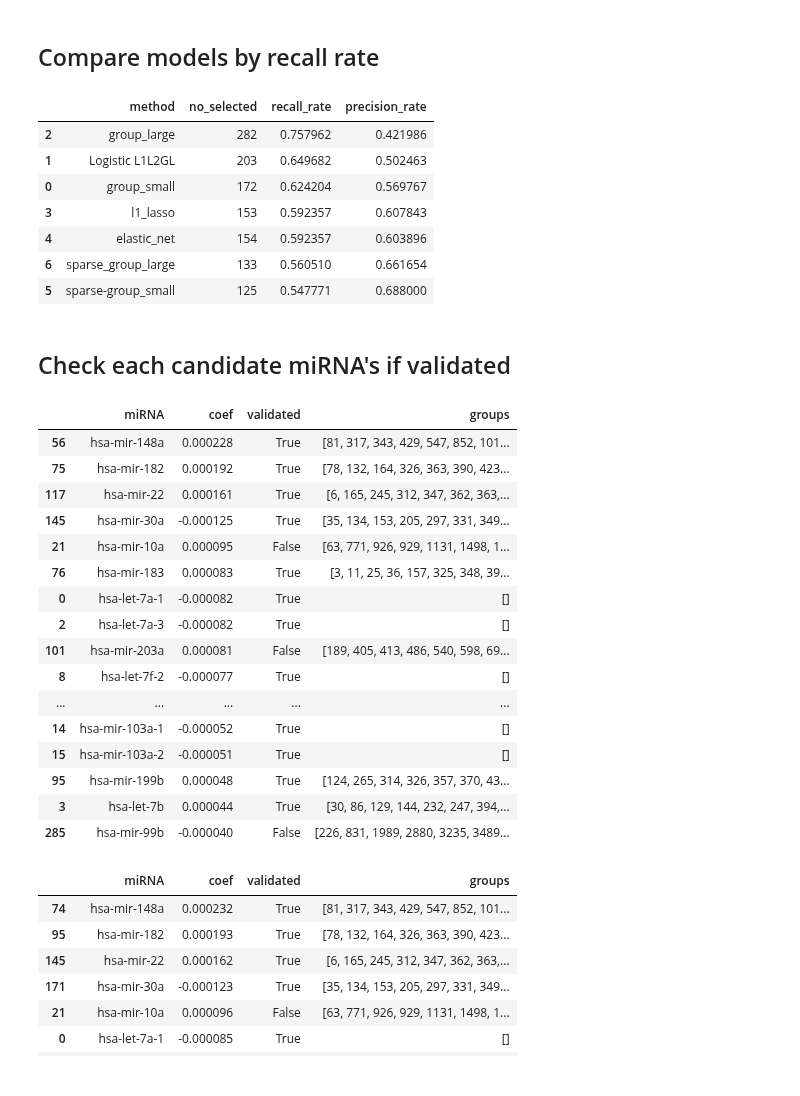
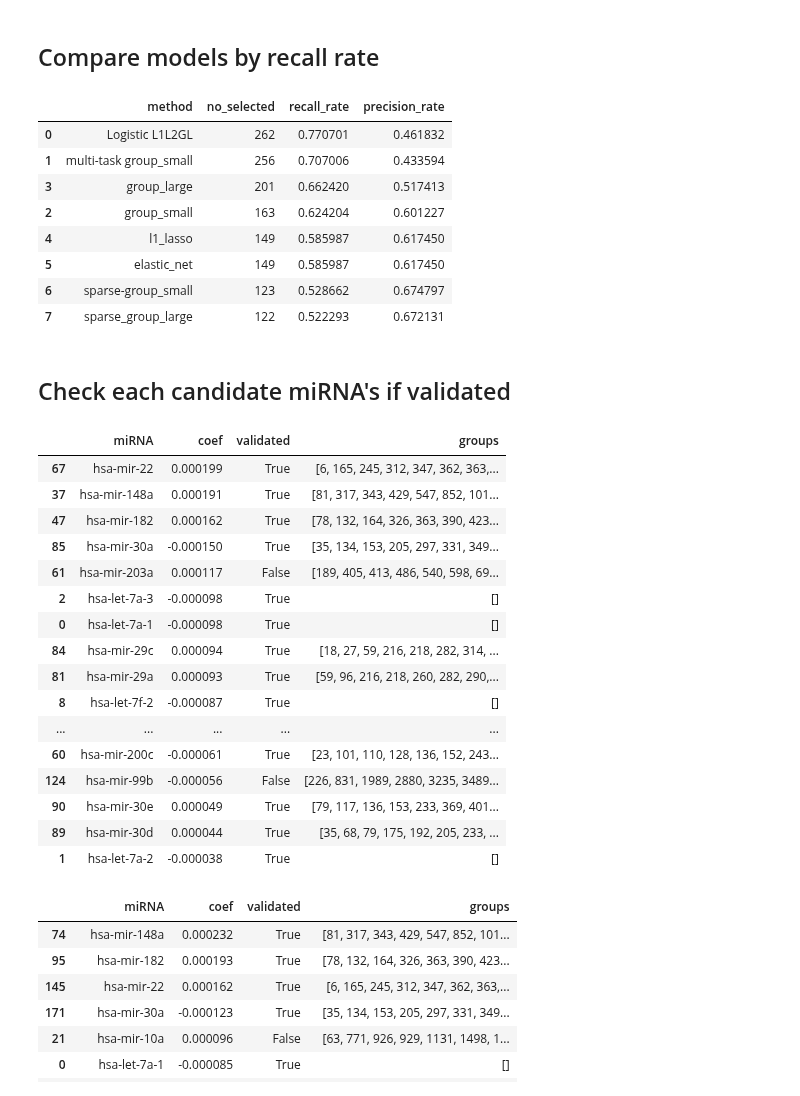
Before and after one commit to JonnyTran/microRNA-Lung-Cancer-Associations, a Jupyter notebook: notebooks/miRNA-gene_exp.ipynb, the cells around one changed output. Saved outputs shown, nothing was run; the diff lists cells and outputs as text; code cells hidden in the pictures.

```diff
--- a/notebooks/miRNA-gene_exp.ipynb
+++ b/notebooks/miRNA-gene_exp.ipynb
@@ -248,7 +268,7 @@ If a miRNA has overlapping groups, "larger_groups_first" param decides whether l
 from src.models.miRNA_target_network import miRNATargetNetwork as miRNATargetNet
 import networkx as nx
 
-network = miRNATargetNet(miRNAs=merged_mirna_tumor.columns, targets=merged_gene_exp_tumor.columns, dys_threshold=0.4)
+network = miRNATargetNet(miRNAs=merged_mirna_tumor.columns, targets=merged_gene_exp_tumor.columns, dys_threshold=0.7)
 
 print network.fit(tag="normal-StgI",
             miRNA_A=tgca_luad.make_dataset(dataset='miRNA', normal_tumor='normal',
@@ -330,15 +354,19 @@ edges 45384
 # %% [markdown]
 ### Prepare samples for Classification task
 # %%
-pathologic_stage_map = {'normal': -1, 'Stage I': 1, 'Stage II': 1, 'Stage III': 1, 'Stage IV': 1}
+X, y = tgca_luad.make_dataset(dataset='miRNA', normal_tumor='both', normal_matched=True, mirna_gene_matched=False,
+                              pathologic_stages=['normal', 'Stage I', 'Stage II', 'Stage III', 'Stage IV'],
+                              label_mapping={'normal': -1, 'Stage I': 1, 'Stage II': 1, 'Stage III': 1, 'Stage IV': 1})
 
-X, y = tgca_luad.make_dataset(dataset='miRNA', normal_tumor='both', normal_matched=True, mirna_gene_matched=False,
-                              pathologic_stages=['normal', 'Stage I', 'Stage II', 'Stage III', 'Stage IV'], label_mapping=pathologic_stage_map)
+X_multi, y_multi = tgca_luad.make_dataset(dataset='miRNA', normal_tumor='both', normal_matched=False, mirna_gene_matched=False,
+                              pathologic_stages=['normal', 'Stage I', 'Stage II', 'Stage III', 'Stage IV'],
+                                          label_mapping={'normal': 0, 'Stage I': 1, 'Stage II': 2, 'Stage III': 3, 'Stage IV': 4})
 
 print "X", X.shape
 print "y", y.shape
 
-y.value_counts()
+print y.value_counts()
+print y_multi.value_counts()
 # %% [output]
 X (92, 1881)
 y (92,)
@@ -528,8 +572,9 @@ mir2disease_nsclc_miRNAs (24,)
 from src.utils.validate_candidate_miRNAs import recall_rate, precision_rate, get_miRNA_names
 
 models = []
-for model, name in [(group_l2, 'group_small'),
-                    (logistic_L1L2GL, 'Logistic L1L2GL'),
+for model, name in [(logistic_L1L2GL, 'Logistic L1L2GL'),
+                    (multi_group_l2, 'multi-task group_small'),
+                    (group_l2, 'group_small'),
                     (group_l2_large_groups, 'group_large'),
                     (l1_lasso, 'l1_lasso'),
                     (elastic_net, 'elastic_net'),
@@ -539,16 +584,16 @@ for model, name in [(group_l2, 'group_small'),
         models.append([name,
                    len(model.beta.nonzero()[0]),
                    recall_rate(candidate_miRNAs=get_miRNA_names(model.beta.nonzero()[0][:], mirna_list),
-                               validated_miRNAs=valudating_miRNAs),
+                               validated_miRNAs=validating_miRNAs),
                    precision_rate(candidate_miRNAs=get_miRNA_names(model.beta.nonzero()[0][:], mirna_list),
-                                  validated_miRNAs=valudating_miRNAs) ])
+                                  validated_miRNAs=validating_miRNAs) ])
     else:
         models.append([name,
                    model.get_selected_miRNAs(mirna_list)['miRNA'].shape[0],
                    recall_rate(candidate_miRNAs=model.get_selected_miRNAs(mirna_list)['miRNA'].tolist(),
-                               validated_miRNAs=valudating_miRNAs),
+                               validated_miRNAs=validating_miRNAs),
                    precision_rate(candidate_miRNAs=model.get_selected_miRNAs(mirna_list)['miRNA'].tolist(),
-                                  validated_miRNAs=valudating_miRNAs) ])
+                                  validated_miRNAs=validating_miRNAs) ])
 
 pandas.DataFrame(models, columns=['method', 'no_selected', 'recall_rate', 'precision_rate']).sort_values(by='recall_rate', ascending=False)
 # (group_l2_large_groups, 'group_l2_large_groups'),
@@ -558,38 +603,39 @@ pandas.DataFrame(models, columns=['method', 'no_selected', 'recall_rate', 'preci
 # (sparse_group_l2_large_groups, 'sparse_group_l2_large_groups')
 # %% [output]
 |  | method | no_selected | recall_rate | precision_rate |
-| 2 | group_large | 282 | 0.757962 | 0.421986 |
-| 1 | Logistic L1L2GL | 203 | 0.649682 | 0.502463 |
-| 0 | group_small | 172 | 0.624204 | 0.569767 |
-| 3 | l1_lasso | 153 | 0.592357 | 0.607843 |
-| 4 | elastic_net | 154 | 0.592357 | 0.603896 |
-| 6 | sparse_group_large | 133 | 0.560510 | 0.661654 |
-| 5 | sparse-group_small | 125 | 0.547771 | 0.688000 |
+| 0 | Logistic L1L2GL | 262 | 0.770701 | 0.461832 |
+| 1 | multi-task group_small | 256 | 0.707006 | 0.433594 |
+| 3 | group_large | 201 | 0.662420 | 0.517413 |
+| 2 | group_small | 163 | 0.624204 | 0.601227 |
+| 4 | l1_lasso | 149 | 0.585987 | 0.617450 |
+| 5 | elastic_net | 149 | 0.585987 | 0.617450 |
+| 6 | sparse-group_small | 123 | 0.528662 | 0.674797 |
+| 7 | sparse_group_large | 122 | 0.522293 | 0.672131 |
 # %% [markdown]
 ## Check each candidate miRNA's if validated
 # %%
-candidate_miRNAs = group_l2_large_groups.get_selected_miRNAs(mirna_list)
+candidate_miRNAs = sparse_group_l2.get_selected_miRNAs(mirna_list)
 candidate_miRNAs['validated'] = candidate_miRNAs.apply(lambda row: row['miRNA'] in HMDD_lung_neoplasm_miRNAs, axis=1)
 candidate_miRNAs['groups'] = candidate_miRNAs.apply(lambda row: network.find_miRNA_groups(row['miRNA']), axis=1)
 candidate_miRNAs.head(20)
 # %% [output]
 |  | miRNA | coef | validated | groups |
-| 56 | hsa-mir-148a | 0.000228 | True | [81, 317, 343, 429, 547, 852, 101... |
-| 75 | hsa-mir-182 | 0.000192 | True | [78, 132, 164, 326, 363, 390, 423... |
-| 117 | hsa-mir-22 | 0.000161 | True | [6, 165, 245, 312, 347, 362, 363,... |
-| 145 | hsa-mir-30a | -0.000125 | True | [35, 134, 153, 205, 297, 331, 349... |
-| 21 | hsa-mir-10a | 0.000095 | False | [63, 771, 926, 929, 1131, 1498, 1... |
-| 76 | hsa-mir-183 | 0.000083 | True | [3, 11, 25, 36, 157, 325, 348, 39... |
-| 0 | hsa-let-7a-1 | -0.000082 | True | [] |
-| 2 | hsa-let-7a-3 | -0.000082 | True | [] |
-| 101 | hsa-mir-203a | 0.000081 | False | [189, 405, 413, 486, 540, 598, 69... |
-| 8 | hsa-let-7f-2 | -0.000077 | True | [] |
+| 67 | hsa-mir-22 | 0.000199 | True | [6, 165, 245, 312, 347, 362, 363,... |
+| 37 | hsa-mir-148a | 0.000191 | True | [81, 317, 343, 429, 547, 852, 101... |
+| 47 | hsa-mir-182 | 0.000162 | True | [78, 132, 164, 326, 363, 390, 423... |
+| 85 | hsa-mir-30a | -0.000150 | True | [35, 134, 153, 205, 297, 331, 349... |
+| 61 | hsa-mir-203a | 0.000117 | False | [189, 405, 413, 486, 540, 598, 69... |
+| 2 | hsa-let-7a-3 | -0.000098 | True | [] |
+| 0 | hsa-let-7a-1 | -0.000098 | True | [] |
+| 84 | hsa-mir-29c | 0.000094 | True | [18, 27, 59, 216, 218, 282, 314, ... |
+| 81 | hsa-mir-29a | 0.000093 | True | [59, 96, 216, 218, 260, 282, 290,... |
+| 8 | hsa-let-7f-2 | -0.000087 | True | [] |
 | ... | ... | ... | ... | ... |
-| 14 | hsa-mir-103a-1 | -0.000052 | True | [] |
-| 15 | hsa-mir-103a-2 | -0.000051 | True | [] |
-| 95 | hsa-mir-199b | 0.000048 | True | [124, 265, 314, 326, 357, 370, 43... |
-| 3 | hsa-let-7b | 0.000044 | True | [30, 86, 129, 144, 232, 247, 394,... |
-| 285 | hsa-mir-99b | -0.000040 | False | [226, 831, 1989, 2880, 3235, 3489... |
+| 60 | hsa-mir-200c | -0.000061 | True | [23, 101, 110, 128, 136, 152, 243... |
+| 124 | hsa-mir-99b | -0.000056 | False | [226, 831, 1989, 2880, 3235, 3489... |
+| 90 | hsa-mir-30e | 0.000049 | True | [79, 117, 136, 153, 233, 369, 401... |
+| 89 | hsa-mir-30d | 0.000044 | True | [35, 68, 79, 175, 192, 205, 233, ... |
+| 1 | hsa-let-7a-2 | -0.000038 | True | [] |
 # %%
 candidate_miRNAs = pandas.DataFrame([(mirna_list[m], logistic_L1L2GL.beta[m][0]) for m in logistic_L1L2GL.beta.nonzero()[0]])
 candidate_miRNAs.columns = ['miRNA', 'coef']
```
Also changed, not shown: parts of 11 cells of this notebook, 1 other file.
